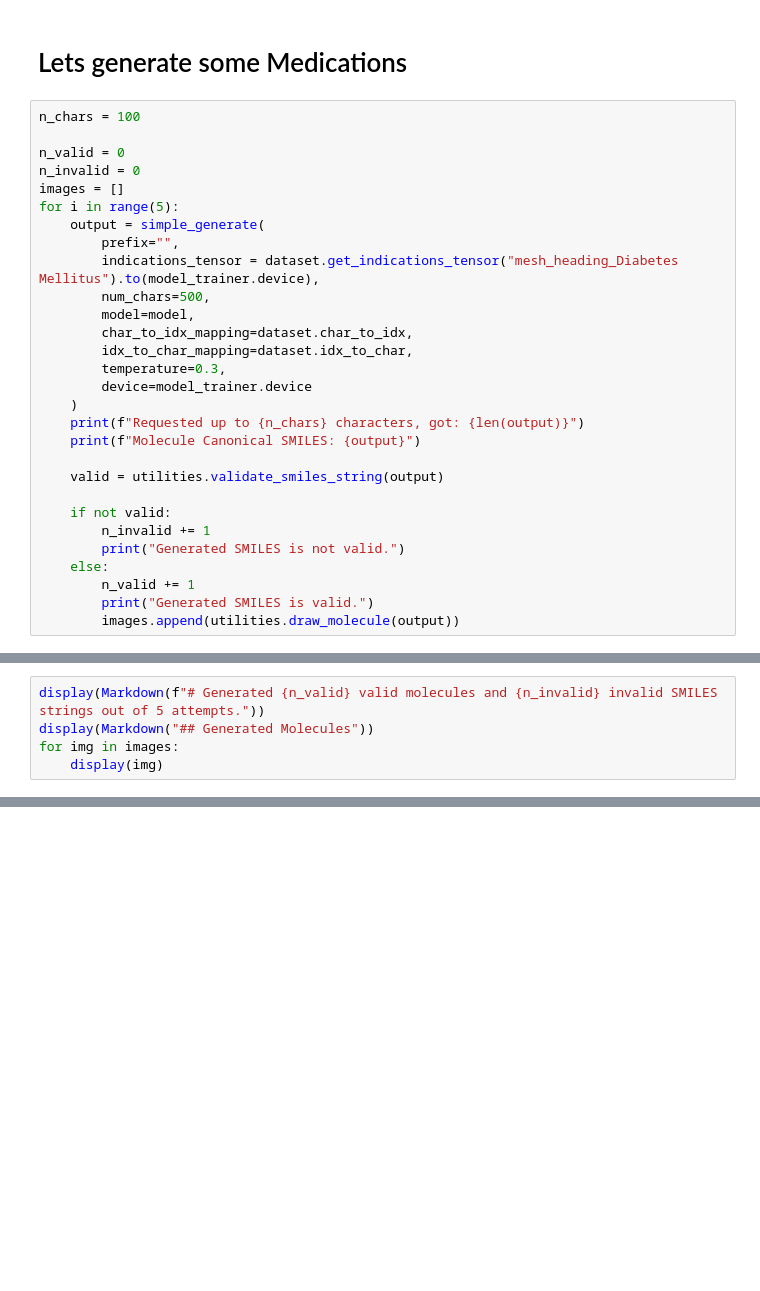
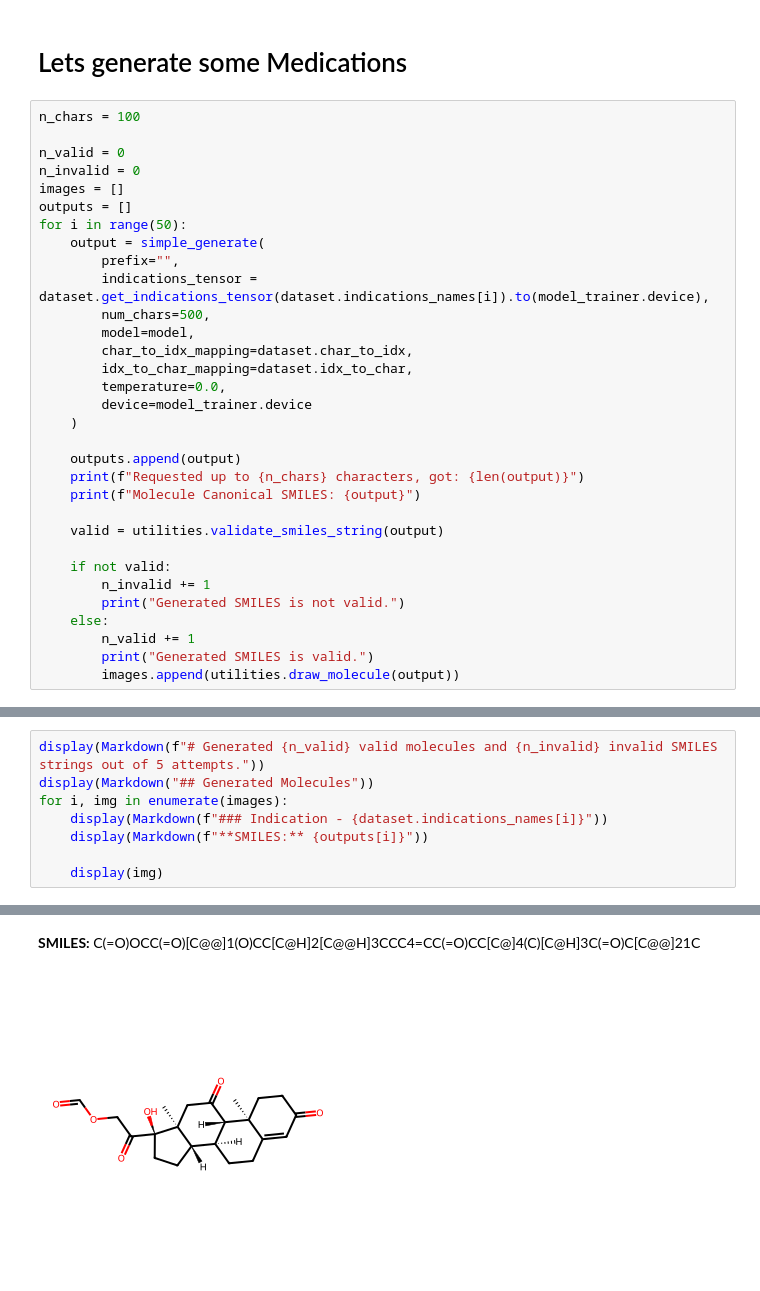
Before and after one commit to patrickwrowe/Language-Models-for-AI-Molecule-Generation, a Jupyter notebook: notebooks/ind_rnn_generator.ipynb, the cells around one changed output, grey strips where cells are left out. Cells and saved outputs as stored; diff of their text form; blank space fills up the shorter version.

```diff
--- a/notebooks/ind_rnn_generator.ipynb
+++ b/notebooks/ind_rnn_generator.ipynb
@@ -135,17 +202,20 @@ n_chars = 100
 n_valid = 0
 n_invalid = 0
 images = []
-for i in range(5):
+outputs = []
+for i in range(50):
     output = simple_generate(
         prefix="",
-        indications_tensor = dataset.get_indications_tensor("mesh_heading_Diabetes Mellitus").to(model_trainer.device),
+        indications_tensor = dataset.get_indications_tensor(dataset.indications_names[i]).to(model_trainer.device),
         num_chars=500,
         model=model,
         char_to_idx_mapping=dataset.char_to_idx,
         idx_to_char_mapping=dataset.idx_to_char,
-        temperature=0.3,
+        temperature=0.0,
         device=model_trainer.device
     )
+
+    outputs.append(output)
     print(f"Requested up to {n_chars} characters, got: {len(output)}")
     print(f"Molecule Canonical SMILES: {output}")
 
@@ -161,5 +316,9 @@ for i in range(5):
 # %%
 display(Markdown(f"# Generated {n_valid} valid molecules and {n_invalid} invalid SMILES strings out of 5 attempts."))
 display(Markdown("## Generated Molecules"))
-for img in images:
+for i, img in enumerate(images):
+    display(Markdown(f"### Indication - {dataset.indications_names[i]}"))
+    display(Markdown(f"**SMILES:** {outputs[i]}"))
+
     display(img)
+# %% [output]
@@ -165,0 +328,2 @@ for img in images:
+**SMILES:** C(=O)OCC(=O)[C@@]1(O)CC[C@H]2[C@@H]3CCC4=CC(=O)CC[C@]4(C)[C@H]3C(=O)C[C@@]21C
+[figure, added]
```
Also changed, not shown: parts of 12 cells of this notebook, 1 other file.
